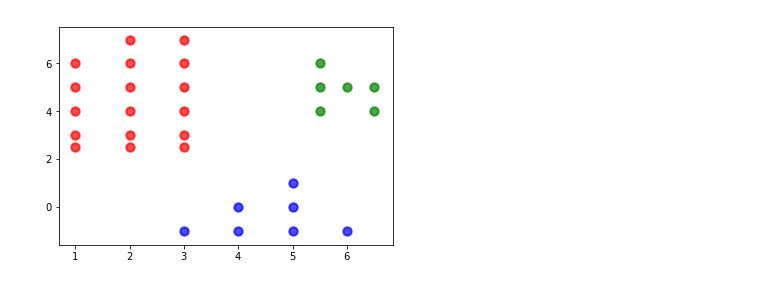
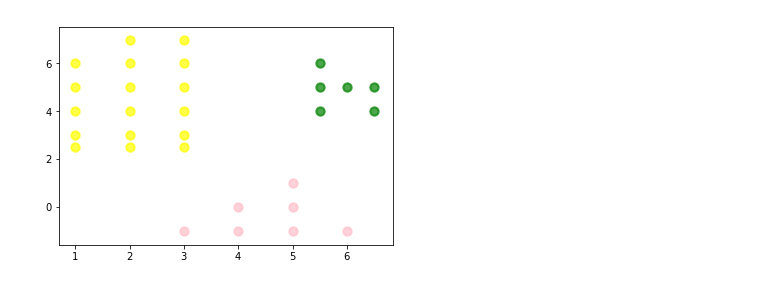
Before and after one commit to NV111/images, a Jupyter notebook: points.ipynb, the cells around one changed output. Saved outputs shown, nothing was run; the diff lists cells and outputs as text; code cells hidden in the pictures.

Commit message:
points

```diff
--- a/points.ipynb
+++ b/points.ipynb
@@ -49,39 +49,39 @@ class Cluster:
         for i in range(len(self.mass)):
             self.mass[i].plot2D()
 # %%
-P1 = Point(np.array([1, 2.5]), 'red', 'red')
-P2 = Point(np.array([1, 3]), 'red', 'red')
-P3 = Point(np.array([1, 4]), 'red', 'red')
-P4 = Point(np.array([2, 2.5]), 'red', 'red')
-P5 = Point(np.array([2, 3]), 'red', 'red')
-P6 = Point(np.array([2, 4]), 'red', 'red')
-P7 = Point(np.array([3, 2.5]), 'red', 'red')
-P8 = Point(np.array([3, 3]), 'red', 'red')
-P9 = Point(np.array([3, 4]), 'red', 'red')
-P22 = Point(np.array([1, 5]), 'red', 'red')
-P23 = Point(np.array([1, 6]), 'red', 'red')
-P24 = Point(np.array([2, 5]), 'red', 'red')
-P25 = Point(np.array([2, 6]), 'red', 'red')
-P26 = Point(np.array([2, 7]), 'red', 'red')
-P27 = Point(np.array([3, 5]), 'red', 'red')
-P28 = Point(np.array([3, 6]), 'red', 'red')
-P29 = Point(np.array([3, 7]), 'red', 'red')
-P30 = Point(np.array([5, -1]), 'blue', 'blue')
+P1 = Point(np.array([1, 2.5]), 'yellow', 'yellow')
+P2 = Point(np.array([1, 3]), 'yellow', 'yellow')
+P3 = Point(np.array([1, 4]), 'yellow', 'yellow')
+P4 = Point(np.array([2, 2.5]), 'yellow', 'yellow')
+P5 = Point(np.array([2, 3]), 'yellow', 'yellow')
+P6 = Point(np.array([2, 4]), 'yellow', 'yellow')
+P7 = Point(np.array([3, 2.5]), 'yellow', 'yellow')
+P8 = Point(np.array([3, 3]), 'yellow', 'yellow')
+P9 = Point(np.array([3, 4]), 'yellow', 'yellow')
+P22 = Point(np.array([1, 5]), 'yellow', 'yellow')
+P23 = Point(np.array([1, 6]), 'yellow', 'yellow')
+P24 = Point(np.array([2, 5]), 'yellow', 'yellow')
+P25 = Point(np.array([2, 6]), 'yellow', 'yellow')
+P26 = Point(np.array([2, 7]), 'yellow', 'yellow')
+P27 = Point(np.array([3, 5]), 'yellow', 'yellow')
+P28 = Point(np.array([3, 6]), 'yellow', 'yellow')
+P29 = Point(np.array([3, 7]), 'yellow', 'yellow')
 P10 = Point(np.array([6, 5]), 'green', 'green')
 P11 = Point(np.array([5.5, 6]), 'green', 'green')
 P12 = Point(np.array([5.5, 5]), 'green', 'green')
 P19 = Point(np.array([6.5, 4]), 'green', 'green')
 P20 = Point(np.array([5.5, 4]), 'green', 'green')
 P21 = Point(np.array([6.5, 5]), 'green', 'green')
-P13 = Point(np.array([6, -1]), 'blue', 'blue')
-P14 = Point(np.array([4, 0]), 'blue', 'blue')
-P15 = Point(np.array([5, 1]), 'blue', 'blue')
-P16 = Point(np.array([4, -1]), 'blue', 'blue')
-P17 = Point(np.array([3, -1]), 'blue', 'blue')
-P18 = Point(np.array([5, 0]), 'blue', 'blue')
-red_Points = Cluster(P1.X, 'red')
+P13 = Point(np.array([6, -1]), 'pink', 'pink')
+P14 = Point(np.array([4, 0]), 'pink', 'pink')
+P15 = Point(np.array([5, 1]), 'pink', 'pink')
+P16 = Point(np.array([4, -1]), 'pink', 'pink')
+P17 = Point(np.array([3, -1]), 'pink', 'pink')
+P18 = Point(np.array([5, 0]), 'pink', 'pink')
+P30 = Point(np.array([5, -1]), 'pink', 'pink')
+red_Points = Cluster(P1.X, 'yellow')
 green_Points = Cluster(P10.X, 'green')
-blue_Points = Cluster(P13.X, 'blue')
+blue_Points = Cluster(P13.X, 'pink')
 red_Points.a(P1)
 red_Points.a(P2)
 red_Points.a(P3)
@@ -90,34 +90,34 @@ red_Points.a(P5)
 red_Points.a(P6)
 red_Points.a(P7)
 red_Points.a(P8)
 red_Points.a(P9)
 red_Points.a(P22)
 red_Points.a(P23)
 red_Points.a(P24)
 red_Points.a(P25)
 red_Points.a(P26)
 red_Points.a(P27)
 red_Points.a(P28)
 red_Points.a(P29)
 green_Points.a(P10)
 green_Points.a(P11)
 green_Points.a(P12)
 green_Points.a(P19)
 green_Points.a(P20)
 green_Points.a(P21)
 blue_Points.a(P13)
 blue_Points.a(P14)
 blue_Points.a(P15)
 blue_Points.a(P16)
 blue_Points.a(P17)
 blue_Points.a(P18)
 blue_Points.a(P30)
 red_Points.plot2D()
 green_Points.plot2D()
 blue_Points.plot2D()
 plt.show()
 # %% [output]
-[figure, old version]
+[figure, new version]
 # %%
 mass_all=[P1, P2, P3, P4, P5, P6, P7, P8, P9, P10, P11, P12, P13, P14, P15, P16, P17, P18, P19, P20, P21, P22, P23, P24, P25, P26, P27, P28, P29, P30]
 # %%
```
Also changed, not shown: parts of 2 cells of this notebook.
